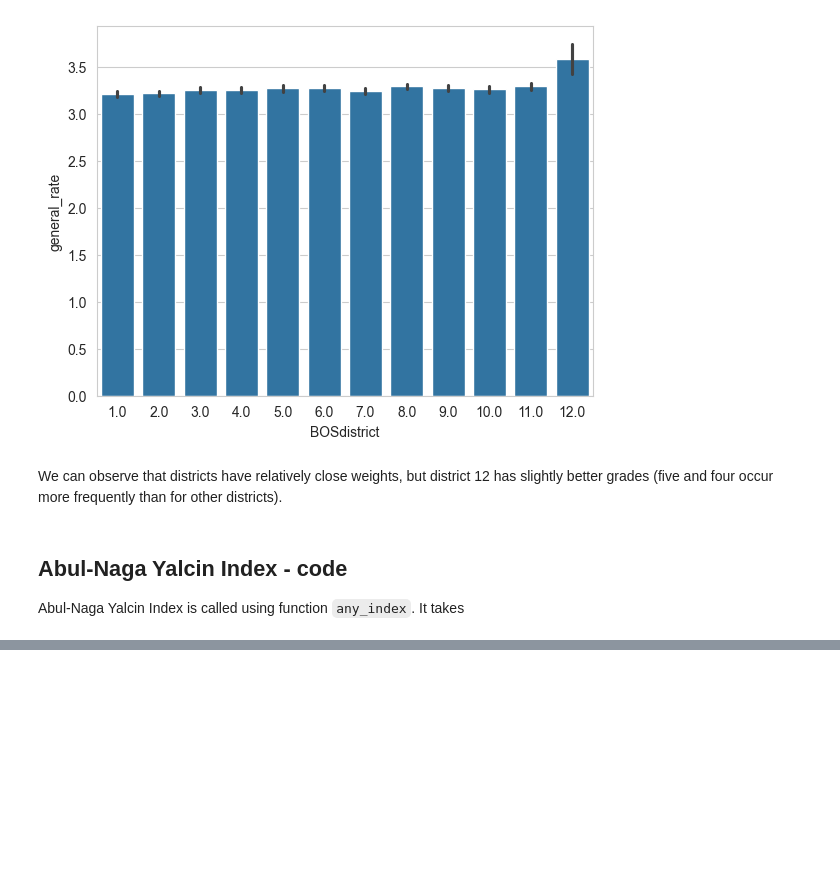
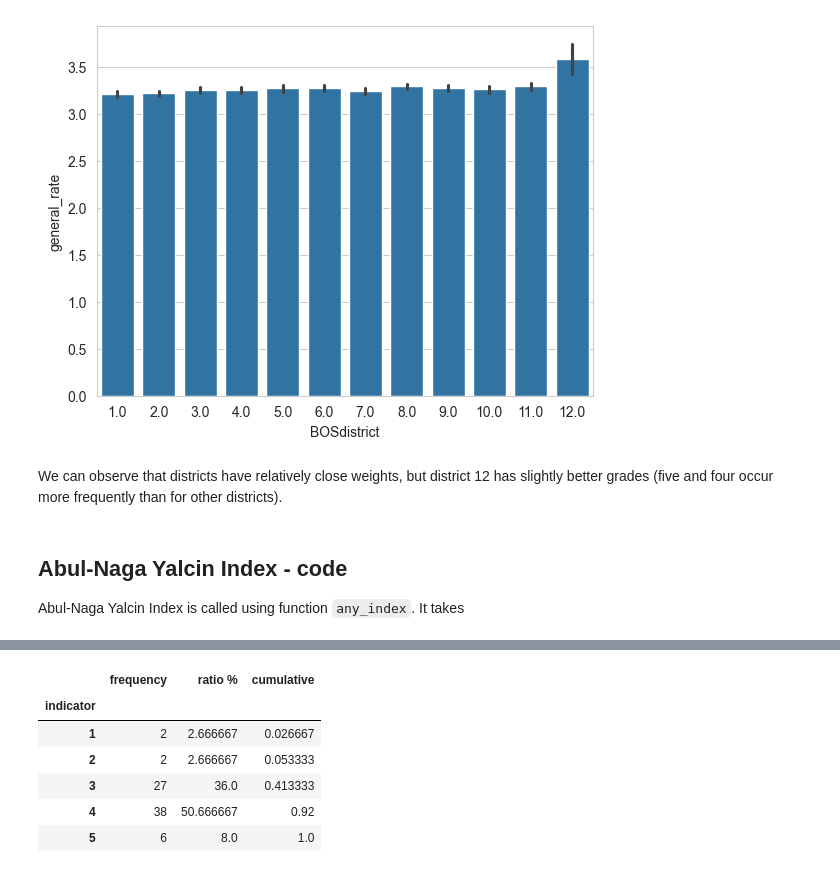
Before and after one commit to hs3city/surveypie, a Jupyter notebook: dev-notebooks/abul-naga-and-yalcin-index.ipynb, the cells around one changed output, grey strips where cells are left out. Cells and saved outputs as stored; diff of their text form; code cells hidden in the pictures; blank space fills up the shorter version.

```diff
--- a/dev-notebooks/abul-naga-and-yalcin-index.ipynb
+++ b/dev-notebooks/abul-naga-and-yalcin-index.ipynb
@@ -138,0 +183,10 @@ index=0.4489517486372531 name='Abul Naga & Yalcin Index' n_classes=5 alpha=1.0 b
+# %%
+info(df['general_rate'][df['BOSdistrict'] == 12], indicators=range(1, 6))
+# %% [output]
+|  | frequency | ratio % | cumulative |
+| indicator |  |  |  |
+| 1 | 2 | 2.666667 | 0.026667 |
+| 2 | 2 | 2.666667 | 0.053333 |
+| 3 | 27 | 36.0 | 0.413333 |
+| 4 | 38 | 50.666667 | 0.92 |
+| 5 | 6 | 8.0 | 1.0 |
```
Also changed, not shown: parts of 6 cells of this notebook.
